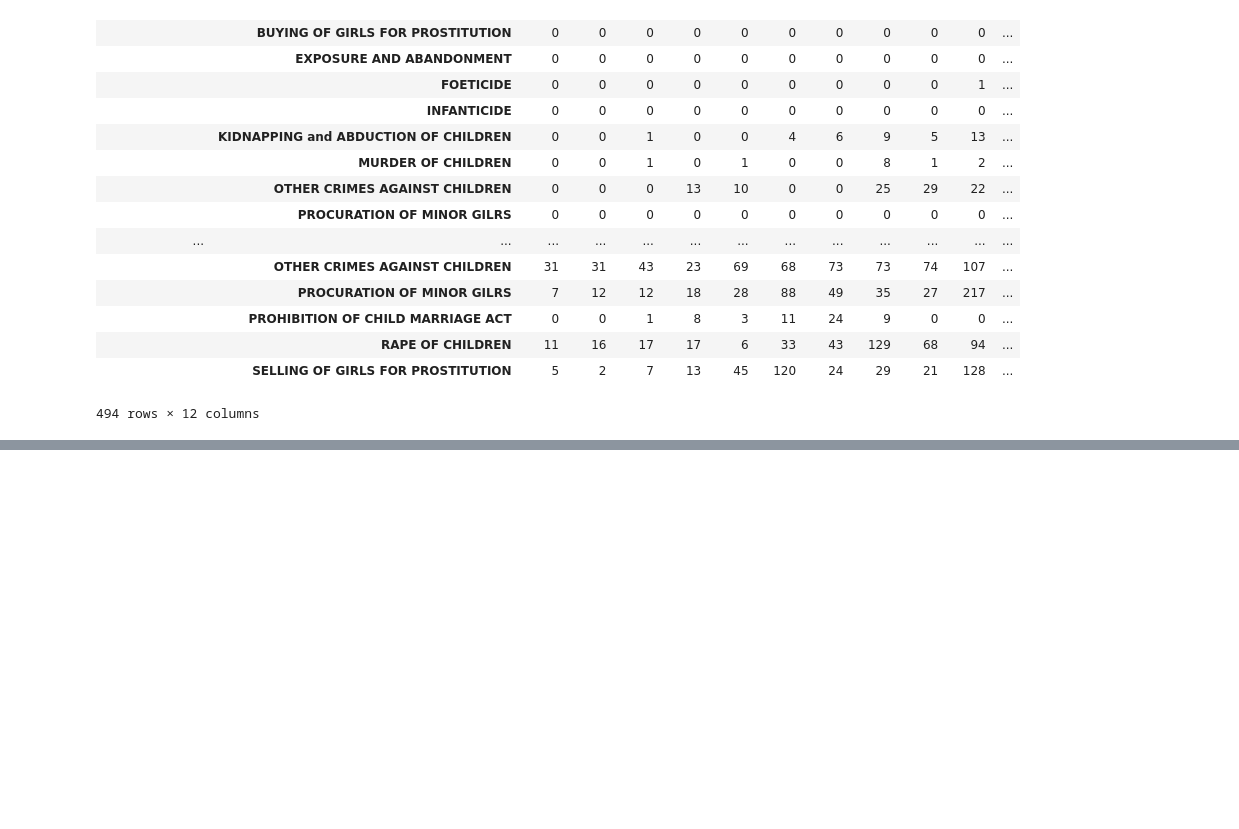
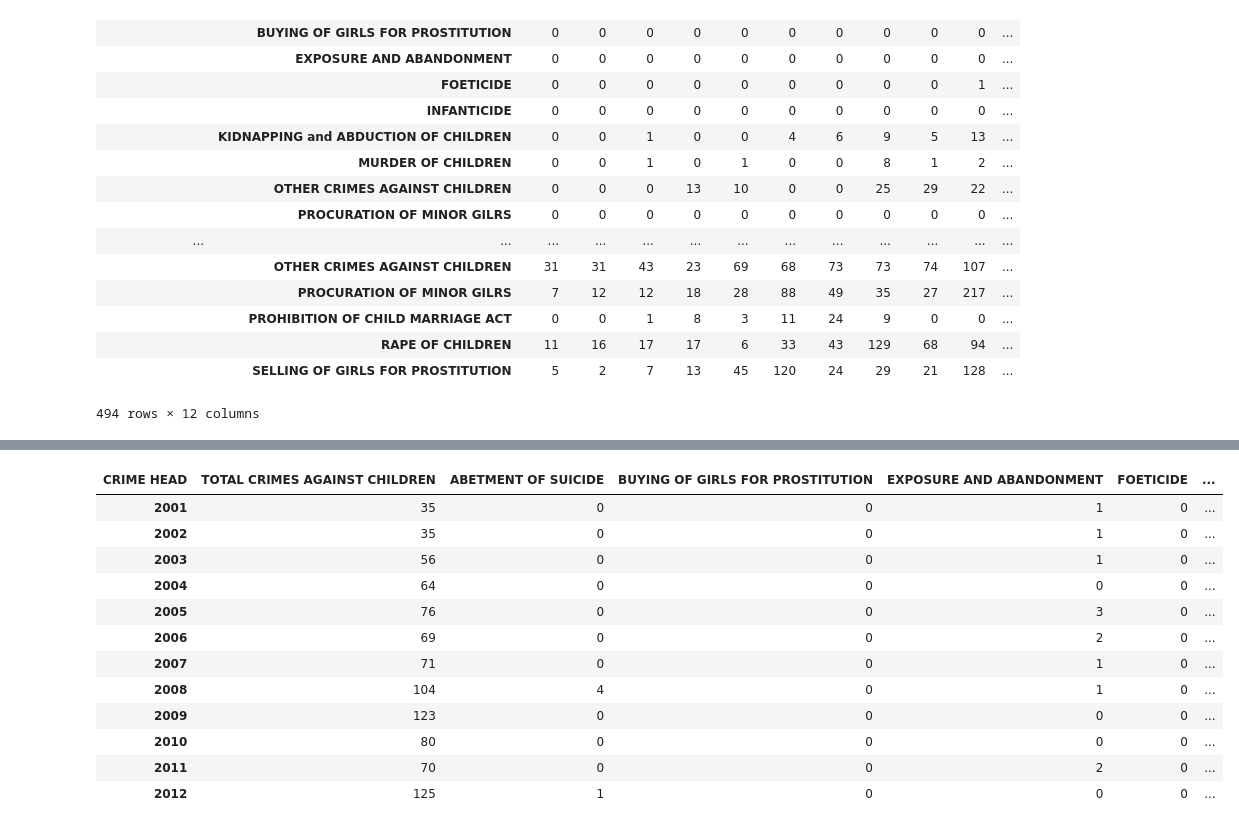
Before and after one commit to swainshashwat/EDA-crime-against-minor-india, a Jupyter notebook: multi-indexing the data.ipynb, the cells around one changed output, grey strips where cells are left out. Saved outputs shown, nothing was run; the diff lists cells and outputs as text; code cells hidden in the pictures; blank space fills up the shorter version.

```diff
--- a/multi-indexing the data.ipynb
+++ b/multi-indexing the data.ipynb
@@ -47,0 +93,16 @@ crime_data.to_csv('datasets/crime-against-children-person-arrested-2001-2012-new
+# %%
+crime_data_2.loc['GOA', :].T
+# %% [output]
+| CRIME HEAD | TOTAL CRIMES AGAINST CHILDREN | ABETMENT OF SUICIDE | BUYING OF GIRLS FOR PROSTITUTION | EXPOSURE AND ABANDONMENT | FOETICIDE | ... |
+| 2001 | 35 | 0 | 0 | 1 | 0 | ... |
+| 2002 | 35 | 0 | 0 | 1 | 0 | ... |
+| 2003 | 56 | 0 | 0 | 1 | 0 | ... |
+| 2004 | 64 | 0 | 0 | 0 | 0 | ... |
+| 2005 | 76 | 0 | 0 | 3 | 0 | ... |
+| 2006 | 69 | 0 | 0 | 2 | 0 | ... |
+| 2007 | 71 | 0 | 0 | 1 | 0 | ... |
+| 2008 | 104 | 4 | 0 | 1 | 0 | ... |
+| 2009 | 123 | 0 | 0 | 0 | 0 | ... |
+| 2010 | 80 | 0 | 0 | 0 | 0 | ... |
+| 2011 | 70 | 0 | 0 | 2 | 0 | ... |
+| 2012 | 125 | 1 | 0 | 0 | 0 | ... |
```
Also changed, not shown: parts of 20 cells of this notebook, 2 other files.
